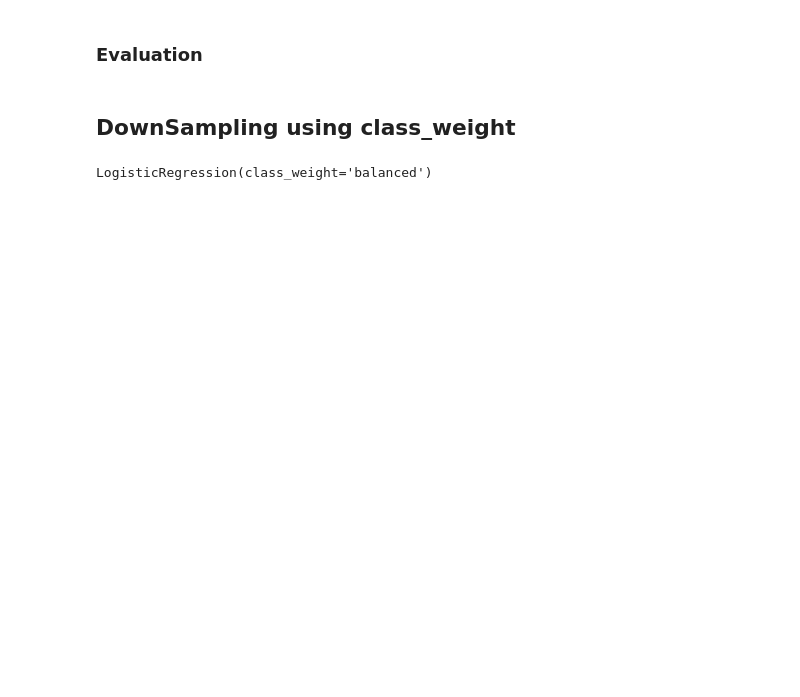
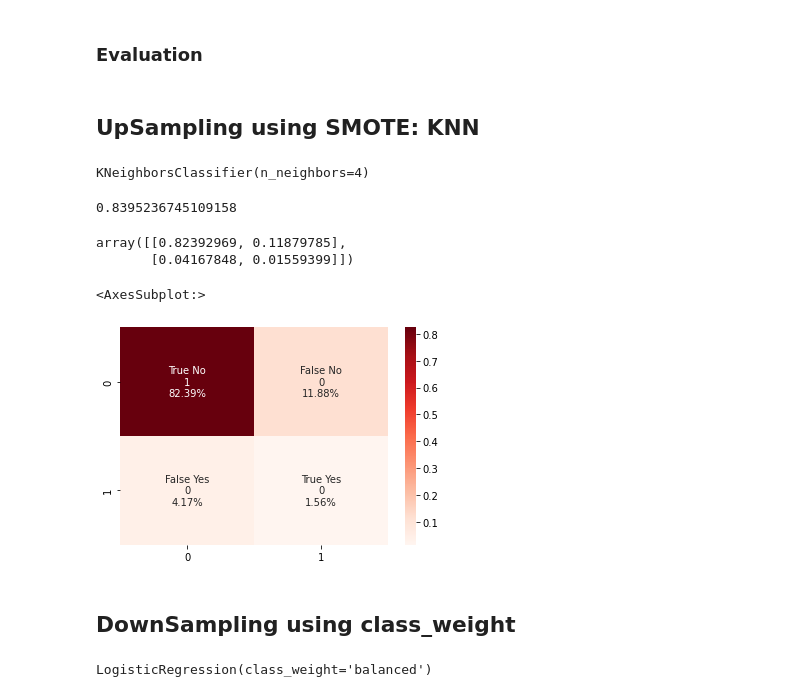
Before and after one commit to Elissadejong/P2_creditcard_offer, a Jupyter notebook: Solutions.ipynb, the cells around one changed output. Drawn from its saved outputs; the diff is of its cells as text; code cells hidden in the pictures; blank space fills up the shorter version.

```diff
--- a/Solutions.ipynb
+++ b/Solutions.ipynb
@@ -807,6 +810,37 @@ sns.heatmap(cf_matrix, annot=labels, fmt='', cmap='Reds')
 ### Evaluation
 # %%
 # this model also cannot make proper enough predictions for customers accepting the offer...
+# %% [markdown]
+## UpSampling using SMOTE: KNN
+# %%
+knn = KNeighborsClassifier(n_neighbors=4)
+knn.fit(X_train_sm, y_train_sm)
+# %% [output]
+KNeighborsClassifier(n_neighbors=4)
+# %%
+predictions_knn = knn.predict(X_test_trans_sm)
+score_knn = knn.score(X_test_trans_sm, y_test)
+score_knn
+# %% [output]
+0.8395236745109158
+# %%
+# making a confusion matrix
+confusion_matrix(y_test, predictions_knn)
+cf_matrix = confusion_matrix(y_test, predictions_knn, normalize='all')
+cf_matrix
+# %% [output]
+array([[0.82392969, 0.11879785],
+       [0.04167848, 0.01559399]])
+# %%
+group_names = ['True No', 'False No', 'False Yes', 'True Yes']
+group_counts = ["{0:0.0f}".format(value) for value in cf_matrix.flatten()]
+group_percentages = ["{0:.2%}".format(value) for value in cf_matrix.flatten()/np.sum(cf_matrix)]
+labels = [f"{v1}\n{v2}\n{v3}" for v1, v2, v3 in zip(group_names,group_counts,group_percentages)]
+labels = np.asarray(labels).reshape(2,2)
+sns.heatmap(cf_matrix, annot=labels, fmt='', cmap='Reds')
+# %% [output]
+<AxesSubplot:>
+[figure, added]
 # %% [markdown]
 ## DownSampling using class_weight
 # %%
```
Also changed, not shown: parts of 73 cells of this notebook, 3 other files.
